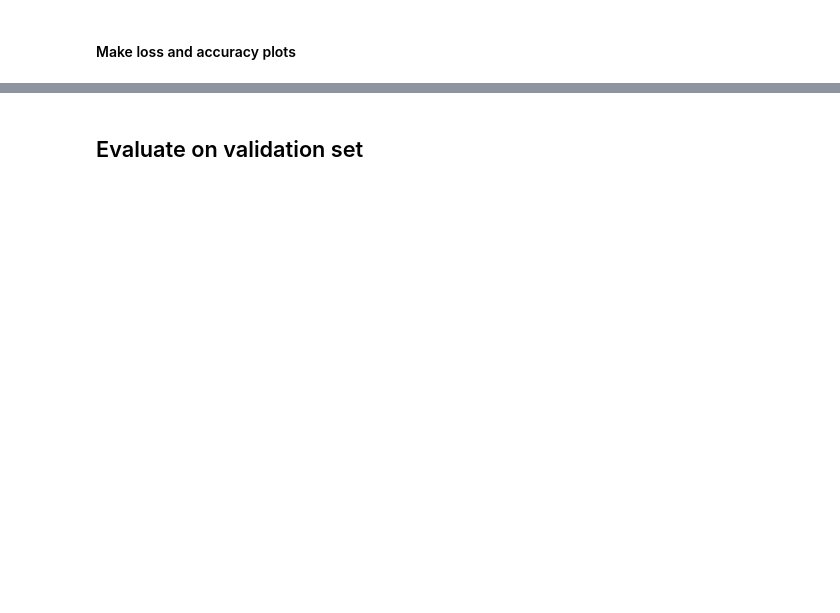
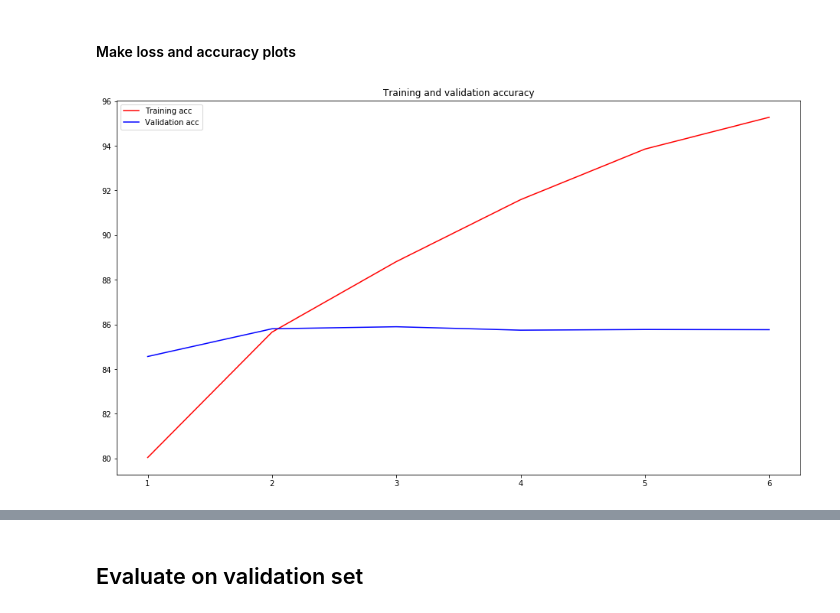
Before and after one commit to salmanmaq/inspire-core-classifier, a Jupyter notebook: INSPIRE CNN Text Classification.ipynb, the cells around one changed output, grey strips where cells are left out. Cells and saved outputs as stored; diff of their text form; code cells hidden in the pictures; blank space fills up the shorter version.

```diff
--- a/INSPIRE CNN Text Classification.ipynb
+++ b/INSPIRE CNN Text Classification.ipynb
@@ -60,7 +60,7 @@ def prepare_sequence(seq, to_index):
 # %% [markdown]
 ## Data Loading and Pre-processing
 # %%
-inspire_data = pd.read_pickle('data/combined_data.df')
+inspire_data = pd.read_pickle('inspire_data_with_reference_fractions/inspire_data_with_reference_fractions.df')
 
 inspire_data = inspire_data.reindex(np.random.permutation(inspire_data.index))
 inspire_data = inspire_data.reset_index(drop=True)
@@ -68,8 +68,8 @@ inspire_data = inspire_data.reset_index(drop=True)
 training_samples = 3 * len(inspire_data) // 5
 validation_samples = len(inspire_data) // 5
 # %%
-X = list(inspire_data['texts'])
-y = list(inspire_data['coreness'])
+X = list(inspire_data['text'])
+y = list(inspire_data['labels'])
 # %%
 # Get the class weights
 rejected_count = y.count(0)
@@ -224,7 +224,7 @@ class  CNNClassifier(nn.Module):
 # %% [markdown]
 ## Train
 # %%
-EPOCH = 6
+EPOCH = 10
 BATCH_SIZE = 64
 KERNEL_SIZES = [3,4,5,6]
 KERNEL_DIM = 200
@@ -274,14 +274,14 @@ def train_model(train_data, model, loss_function, epoch):
 
         optimizer.step()
 
-        train_acc = (sum(preds.max(1)[1] == targets).data.tolist() / BATCH_SIZE) * 100
+        train_acc = (sum(preds.max(1)[1] == targets).data[0] / BATCH_SIZE) * 100
 
         if i % 100 == 0:
             print('TRAIN [Epoch : {}/{}][Batch: {}] Batch Train Loss: {}, Batch Train Accuracy: {}'.format(epoch, EPOCH,
                                                                                                 i, loss.data.tolist(),
                                                                                                 train_acc))
 
-        avg_loss.append(loss.data.tolist())
+        avg_loss.append(loss.data)
         avg_train_acc.append(train_acc)
 
     avg_loss = np.mean(avg_loss)
@@ -302,14 +302,14 @@ def validate(val_data, model, loss_function, epoch):
 
         loss = loss_function(preds, targets)
 
-        test_acc = (sum(preds.max(1)[1] == targets).data.tolist() / BATCH_SIZE) * 100
+        test_acc = (sum(preds.max(1)[1] == targets).data[0] / BATCH_SIZE) * 100
 
         if i % 100 == 0:
             print('VAL [Epoch : {}/{}][Batch: {}] Batch Test Loss: {}, Batch Test Accuracy: {}'.format(epoch, EPOCH,
                                                                                                 i, loss.data.tolist(),
                                                                                                 test_acc))
 
-        avg_loss.append(loss.data.tolist())
+        avg_loss.append(loss.data)
         avg_test_acc.append(test_acc)
 
     avg_loss = np.mean(avg_loss)
@@ -340,15 +356,17 @@ TypeError: unsupported operand type(s) for /: 'list' and 'int'
 #### Make loss and accuracy plots
 # %%
 # Accuracy
-epochs = range(1, EPOCH + 1)
+epochs = range(1, 6 + 1)
 
 plt.figure(figsize=(16, 9))
 plt.plot(epochs, train_acc, 'r', label='Training acc')
 plt.plot(epochs, val_acc, 'b', label='Validation acc')
 plt.title('Training and validation accuracy')
 plt.legend()
 
 plt.show()
+# %% [output]
+[figure, added]
 # %%
 # Loss
 
```
Also changed, not shown: parts of 32 cells of this notebook, 21 other files.
